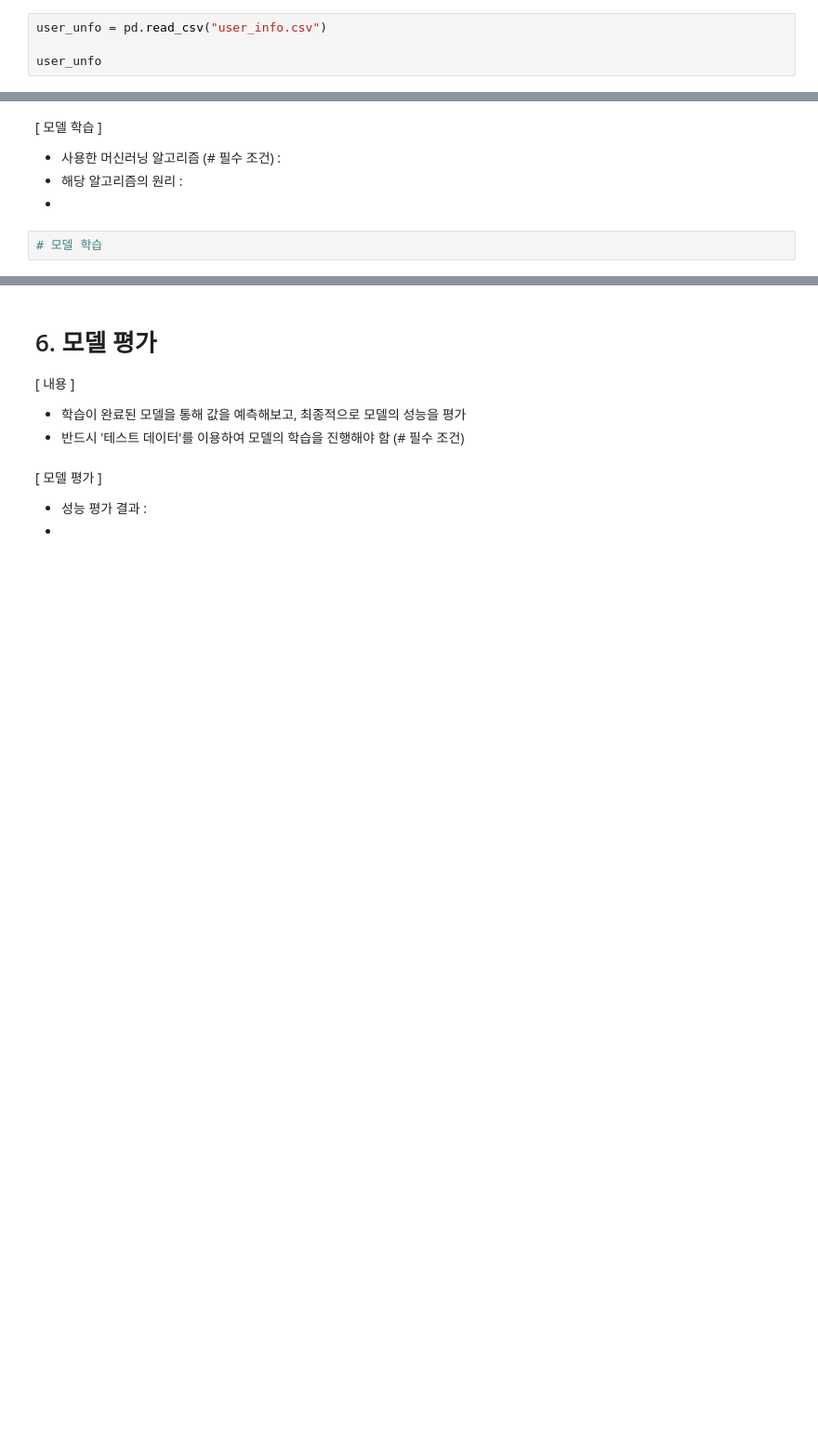
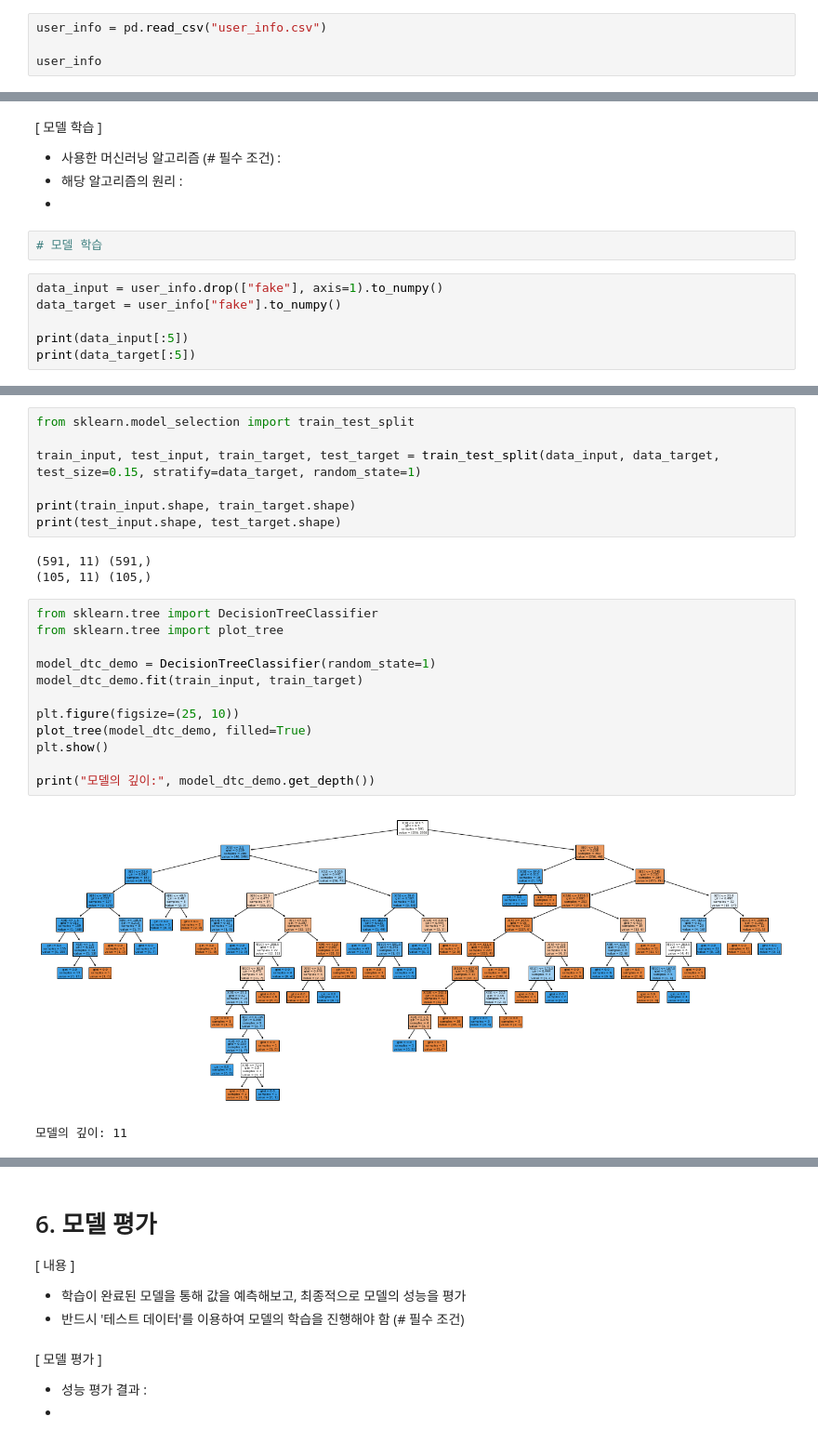
Before and after one commit to ckstmznf/2022-Sunrin-Ai-Project, a Jupyter notebook: 6조(20511_박희찬, 20514_여준혁)_인스타그램 팔로우수 예측.ipynb, the cells around one changed output, grey strips where cells are left out. Shown: that part at 93% size. Saved outputs shown, nothing was run; the diff lists cells and outputs as text; blank space fills up the shorter version.

```diff
--- a/6조(20511_박희찬, 20514_여준혁)_인스타그램 팔로우수 예측.ipynb
+++ b/6조(20511_박희찬, 20514_여준혁)_인스타그램 팔로우수 예측.ipynb
@@ -109,7 +109,7 @@ Hello World
 # %%
 # 데이터 수집
 # %%
-user_unfo = pd.read_csv("user_info.csv")
+user_info = pd.read_csv("user_info.csv")
 
-user_unfo
+user_info
 # %% [output]
@@ -197,3 +236,9 @@ NameError: name 'user_info' is not defined
 -
 # %%
 # 모델 학습
+# %%
+data_input = user_info.drop(["fake"], axis=1).to_numpy()
+data_target = user_info["fake"].to_numpy()
+
+print(data_input[:5])
+print(data_target[:5])
@@ -199,0 +257,25 @@ NameError: name 'user_info' is not defined
+# %%
+from sklearn.model_selection import train_test_split
+
+train_input, test_input, train_target, test_target = train_test_split(data_input, data_target, test_size=0.15, stratify=data_target, random_state=1)
+
+print(train_input.shape, train_target.shape)
+print(test_input.shape, test_target.shape)
+# %% [output]
+(591, 11) (591,)
+(105, 11) (105,)
+# %%
+from sklearn.tree import DecisionTreeClassifier
+from sklearn.tree import plot_tree
+
+model_dtc_demo = DecisionTreeClassifier(random_state=1)
+model_dtc_demo.fit(train_input, train_target)
+
+plt.figure(figsize=(25, 10))
+plot_tree(model_dtc_demo, filled=True)
+plt.show()
+
+print("모델의 깊이:", model_dtc_demo.get_depth())
+# %% [output]
+[figure, added]
+모델의 깊이: 11
```
Also changed, not shown: parts of 8 cells of this notebook.
